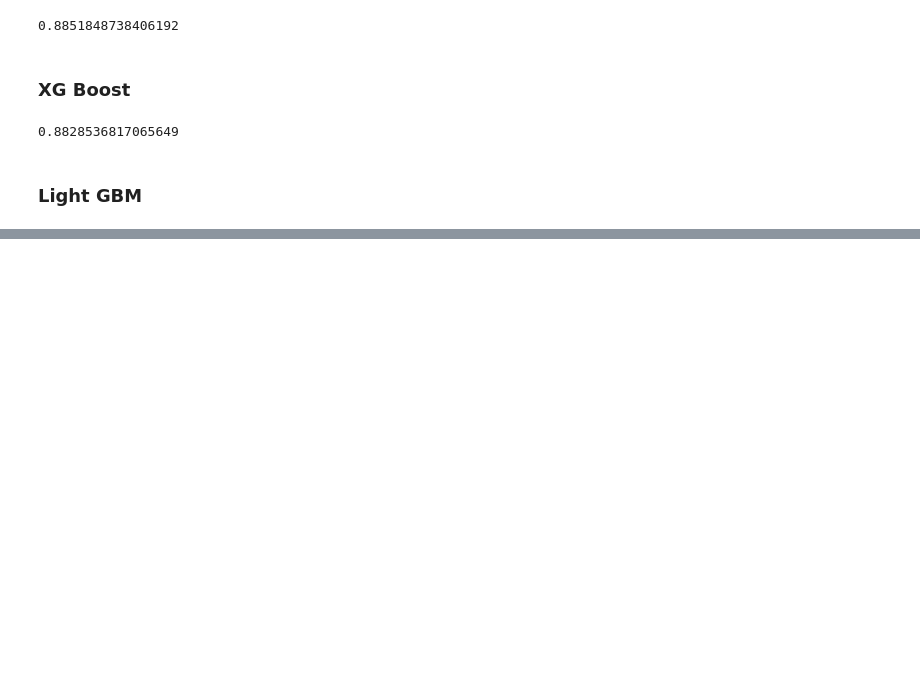
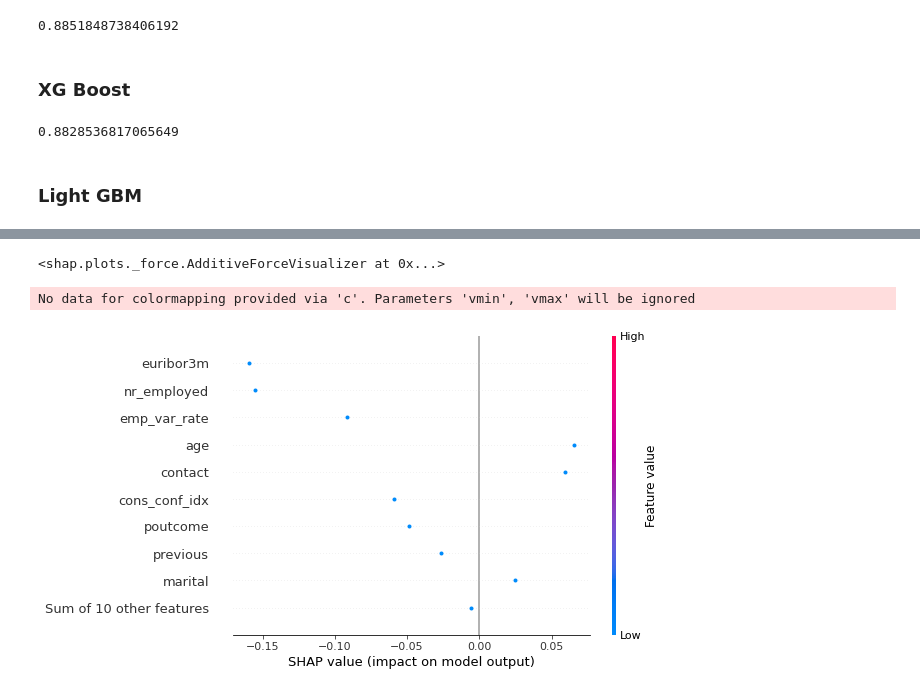
Before and after one commit to khanhvynguyen/Term_Deposit_Prediction_ML, a Jupyter notebook: term_deposit_prediction.ipynb, the cells around one changed output, grey strips where cells are left out. Saved outputs shown, nothing was run; the diff lists cells and outputs as text; code cells hidden in the pictures; blank space fills up the shorter version.

Commit message:
add SHAP, LightBGM

```diff
--- a/term_deposit_prediction.ipynb
+++ b/term_deposit_prediction.ipynb
@@ -1098,0 +1093,13 @@ shap.plots.beeswarm(shap_values_)
+# %%
+## Explain 1 observation
+# For this data point, marital, contact, and age push the prediction to class 1,
+# While other features like euribor3m, nr_employed push towards class 0
+shap.force_plot(explainer.expected_value[1], shap_values[1][0,:], X_train.iloc[0,:])
+# %% [output]
+<shap.plots._force.AdditiveForceVisualizer at 0x...>
+# %%
+# The plot above can also be represented in different format with beeswarm plot:
+shap.plots.beeswarm(shap_values_[0:1,:])
+# %% [output]
+No data for colormapping provided via 'c'. Parameters 'vmin', 'vmax' will be ignored
+[figure, added]
```
Also changed, not shown: parts of 27 cells of this notebook.
